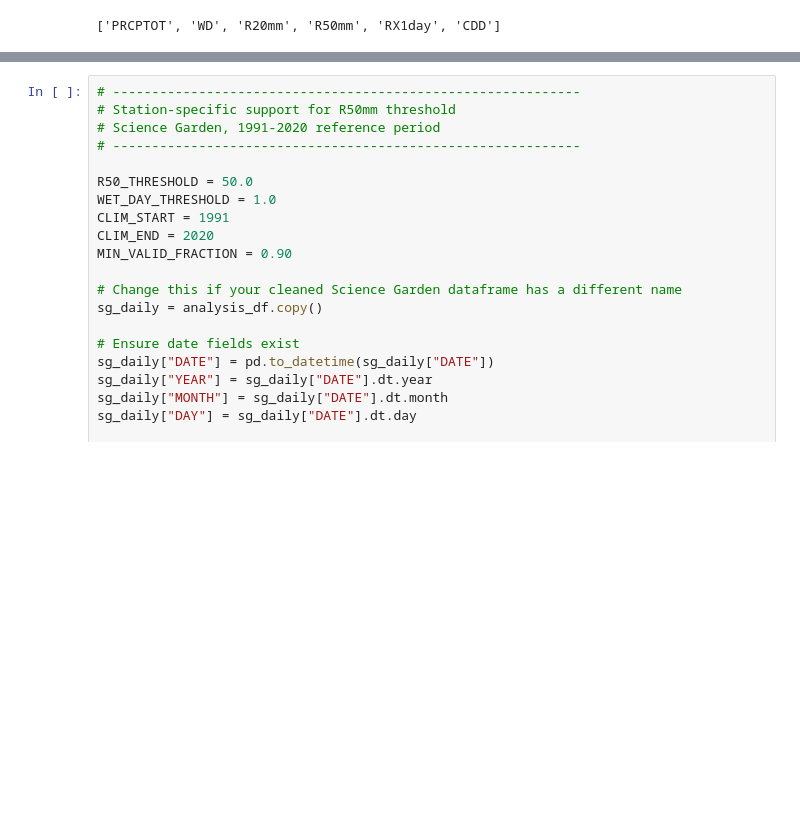
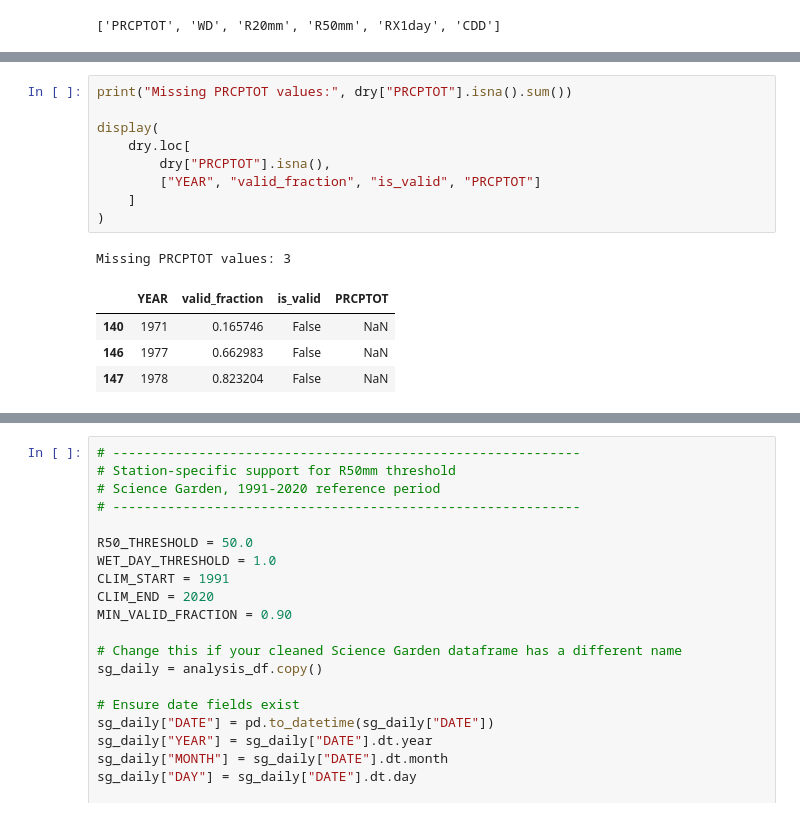
Before and after one commit to baracoma/science-garden-rainfall-trends, a Jupyter notebook: 02_analysis_and_figures.ipynb, the cells around one changed output, grey strips where cells are left out. Drawn from its saved outputs; the diff is of its cells as text; blank space fills up the shorter version.

```diff
--- a/02_analysis_and_figures.ipynb
+++ b/02_analysis_and_figures.ipynb
@@ -3316,0 +3380,15 @@ Saved: /home/jupyter-bbr/source/science-garden-rainfall-trends/output/figures/fi
+# %%
+print("Missing PRCPTOT values:", dry["PRCPTOT"].isna().sum())
+
+display(
+    dry.loc[
+        dry["PRCPTOT"].isna(),
+        ["YEAR", "valid_fraction", "is_valid", "PRCPTOT"]
+    ]
+)
+# %% [output]
+Missing PRCPTOT values: 3
+|  | YEAR | valid_fraction | is_valid | PRCPTOT |
+| 140 | 1971 | 0.165746 | False | NaN |
+| 146 | 1977 | 0.662983 | False | NaN |
+| 147 | 1978 | 0.823204 | False | NaN |
```
Also changed, not shown: parts of 19 cells of this notebook.
